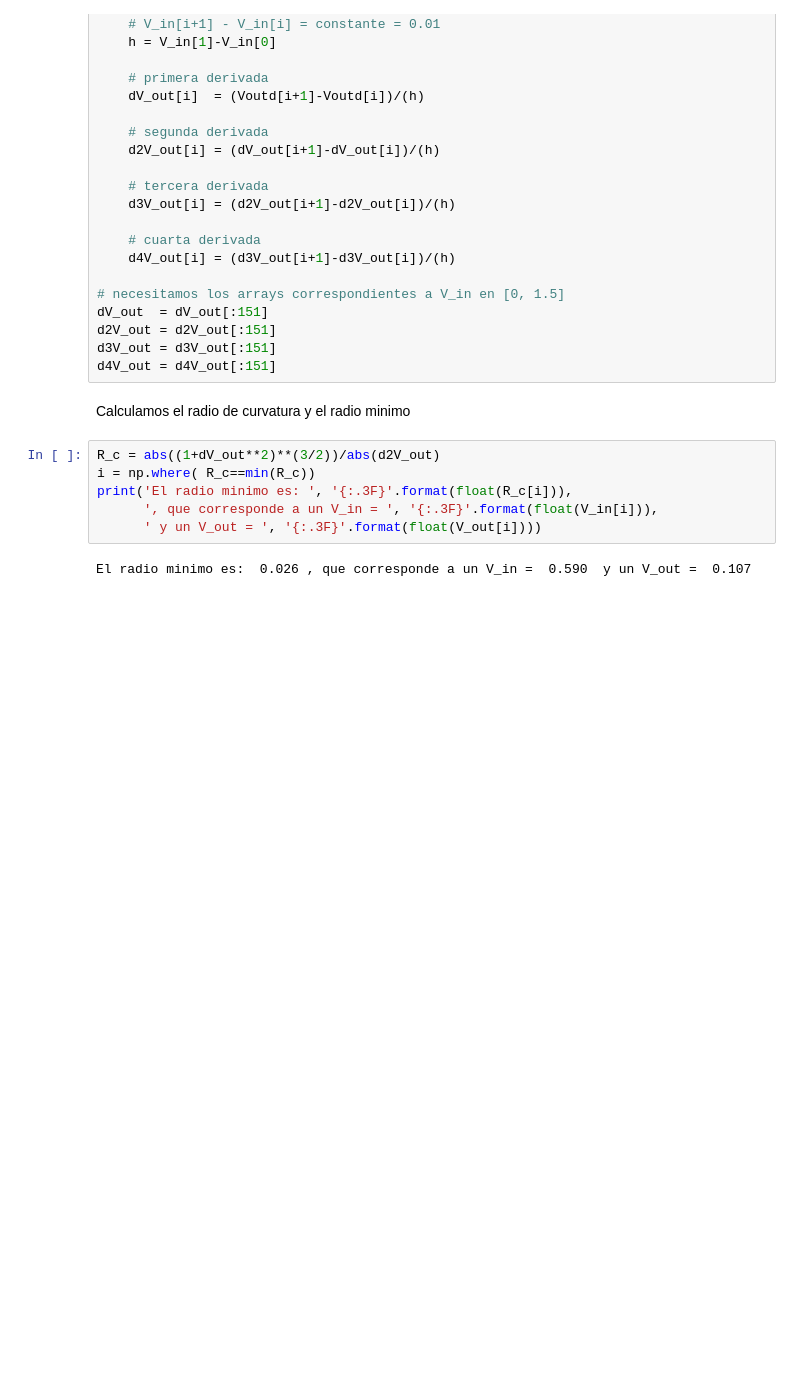
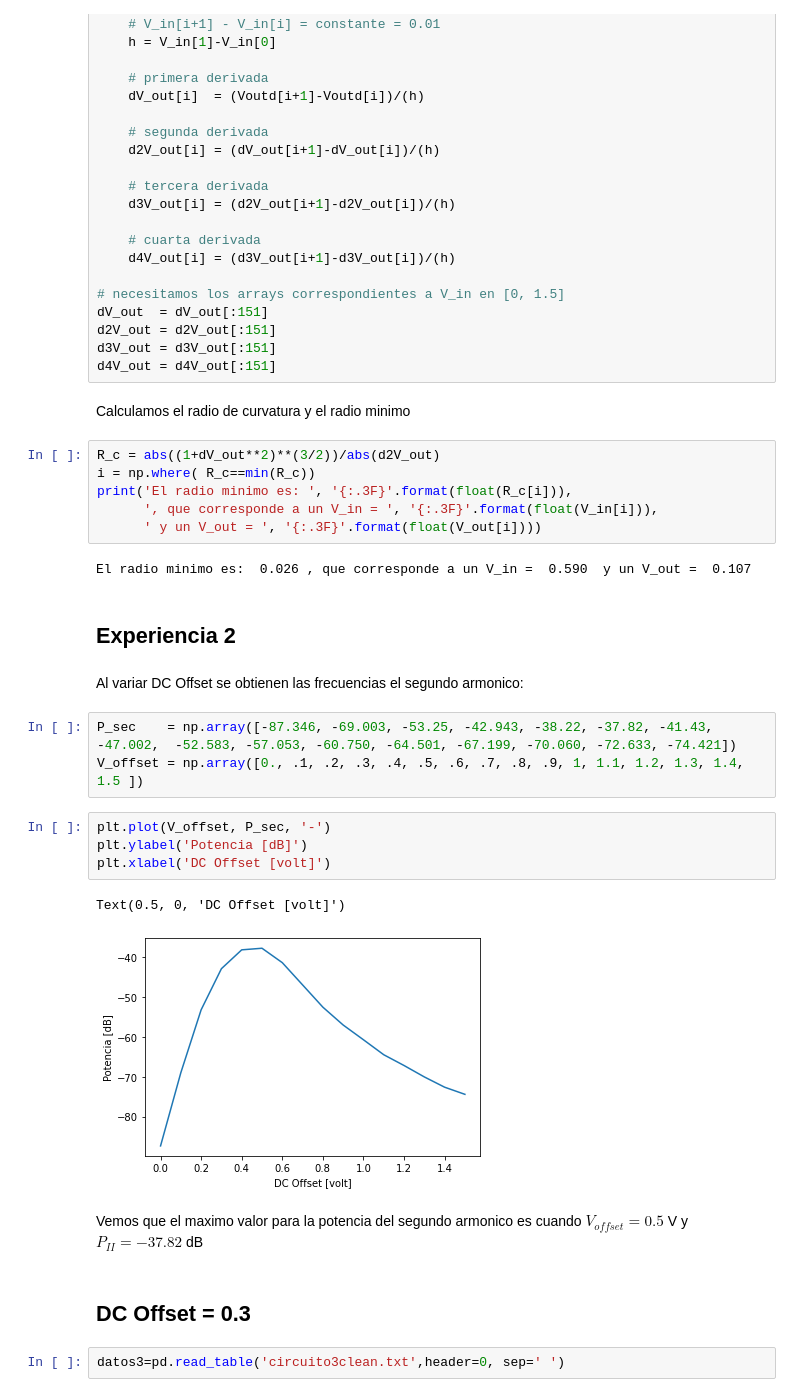
Before and after one commit to vecheto/astro_experimental, a Jupyter notebook: Tarea 3/codigo.ipynb, the cells around one changed output. Cells and saved outputs as stored; diff of their text form; blank space fills up the shorter version.

```diff
--- a/Tarea 3/codigo.ipynb
+++ b/Tarea 3/codigo.ipynb
@@ -180,3 +178,23 @@ print('El radio minimo es: ', '{:.3F}'.format(float(R_c[i])),
       ' y un V_out = ', '{:.3F}'.format(float(V_out[i])))
 # %% [output]
 El radio minimo es:  0.026 , que corresponde a un V_in =  0.590  y un V_out =  0.107
+# %% [markdown]
+## Experiencia 2
+# %% [markdown]
+Al variar DC Offset se obtienen las frecuencias el segundo armonico:
+# %%
+P_sec    = np.array([-87.346, -69.003, -53.25, -42.943, -38.22, -37.82, -41.43, -47.002,  -52.583, -57.053, -60.750, -64.501, -67.199, -70.060, -72.633, -74.421])
+V_offset = np.array([0., .1, .2, .3, .4, .5, .6, .7, .8, .9, 1, 1.1, 1.2, 1.3, 1.4, 1.5 ])
+# %%
+plt.plot(V_offset, P_sec, '-')
+plt.ylabel('Potencia [dB]')
+plt.xlabel('DC Offset [volt]')
+# %% [output]
+Text(0.5, 0, 'DC Offset [volt]')
+[figure, added]
+# %% [markdown]
+Vemos que el maximo valor para la potencia del segundo armonico es cuando $V_{offset} = 0.5$ V y $P_{II} = -37.82$ dB
+# %% [markdown]
+## DC Offset = 0.3
+# %%
+datos3=pd.read_table('circuito3clean.txt',header=0, sep=' ')
```
Also changed, not shown: parts of 17 cells of this notebook, 14 other files.
